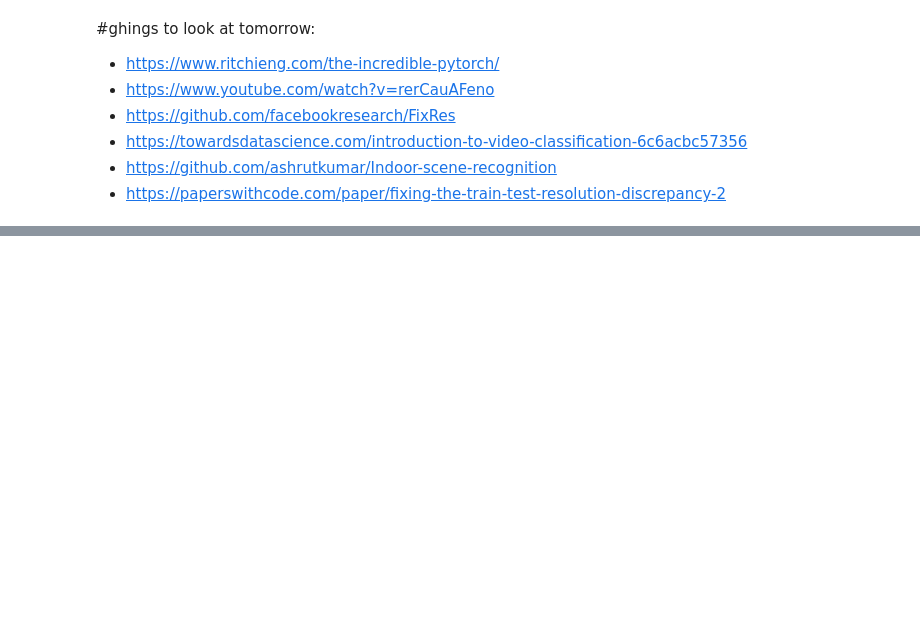
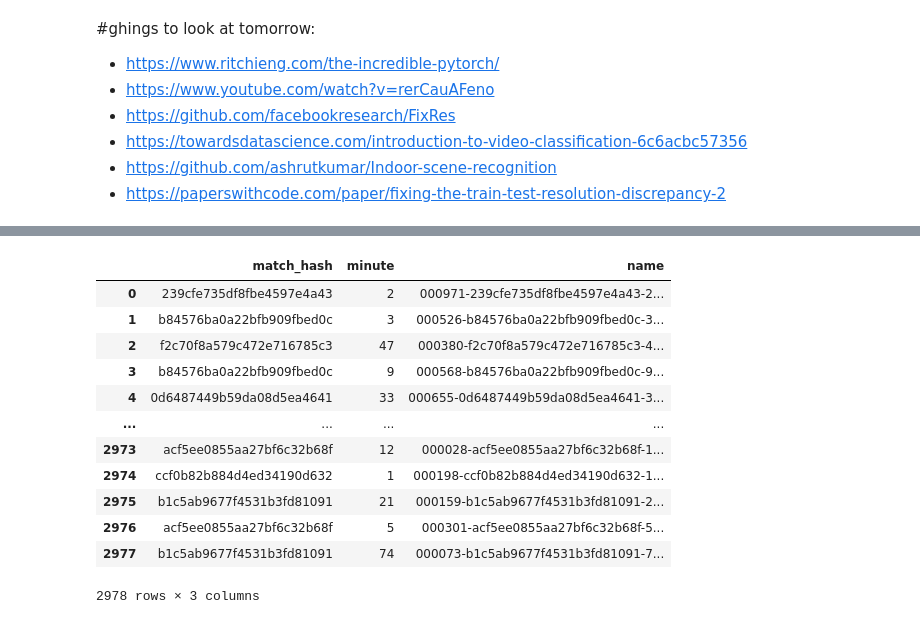
Before and after one commit to Ostyk/respo.vision, a Jupyter notebook: data_inspection.ipynb, the cells around one changed output, grey strips where cells are left out. Drawn from its saved outputs; the diff is of its cells as text; code cells hidden in the pictures; blank space fills up the shorter version.

```diff
--- a/data_inspection.ipynb
+++ b/data_inspection.ipynb
@@ -139,0 +148,16 @@ sns.distplot(df_test.frame_shift)
+# %%
+df_train[['match_hash', 'minute', 'name']]
+# %% [output]
+|  | match_hash | minute | name |
+| 0 | 239cfe735df8fbe4597e4a43 | 2 | 000971-239cfe735df8fbe4597e4a43-2... |
+| 1 | b84576ba0a22bfb909fbed0c | 3 | 000526-b84576ba0a22bfb909fbed0c-3... |
+| 2 | f2c70f8a579c472e716785c3 | 47 | 000380-f2c70f8a579c472e716785c3-4... |
+| 3 | b84576ba0a22bfb909fbed0c | 9 | 000568-b84576ba0a22bfb909fbed0c-9... |
+| 4 | 0d6487449b59da08d5ea4641 | 33 | 000655-0d6487449b59da08d5ea4641-3... |
+| ... | ... | ... | ... |
+| 2973 | acf5ee0855aa27bf6c32b68f | 12 | 000028-acf5ee0855aa27bf6c32b68f-1... |
+| 2974 | ccf0b82b884d4ed34190d632 | 1 | 000198-ccf0b82b884d4ed34190d632-1... |
+| 2975 | b1c5ab9677f4531b3fd81091 | 21 | 000159-b1c5ab9677f4531b3fd81091-2... |
+| 2976 | acf5ee0855aa27bf6c32b68f | 5 | 000301-acf5ee0855aa27bf6c32b68f-5... |
+| 2977 | b1c5ab9677f4531b3fd81091 | 74 | 000073-b1c5ab9677f4531b3fd81091-7... |
+2978 rows × 3 columns
```
Also changed, not shown: parts of 13 cells of this notebook, 4 other files.
